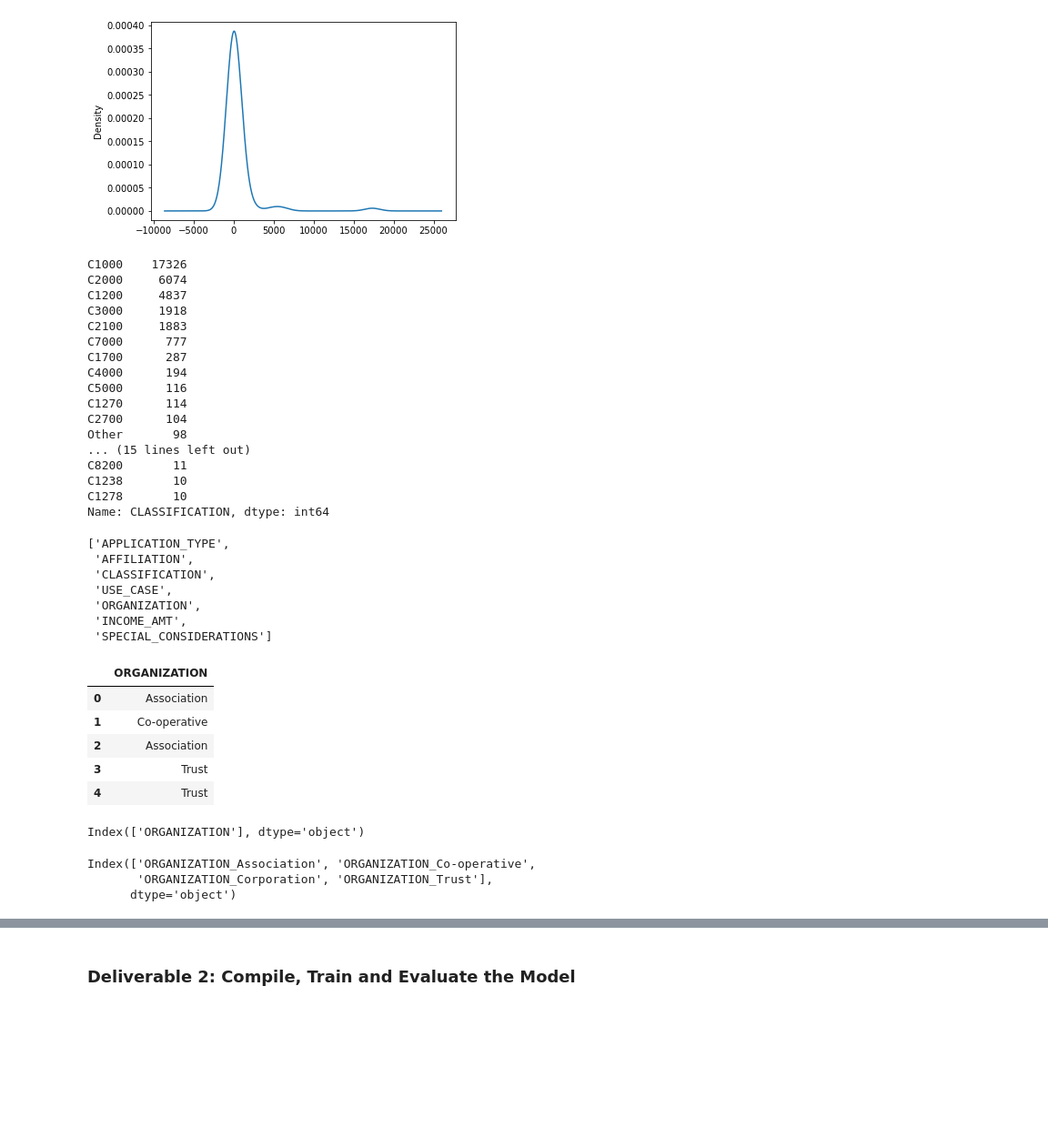
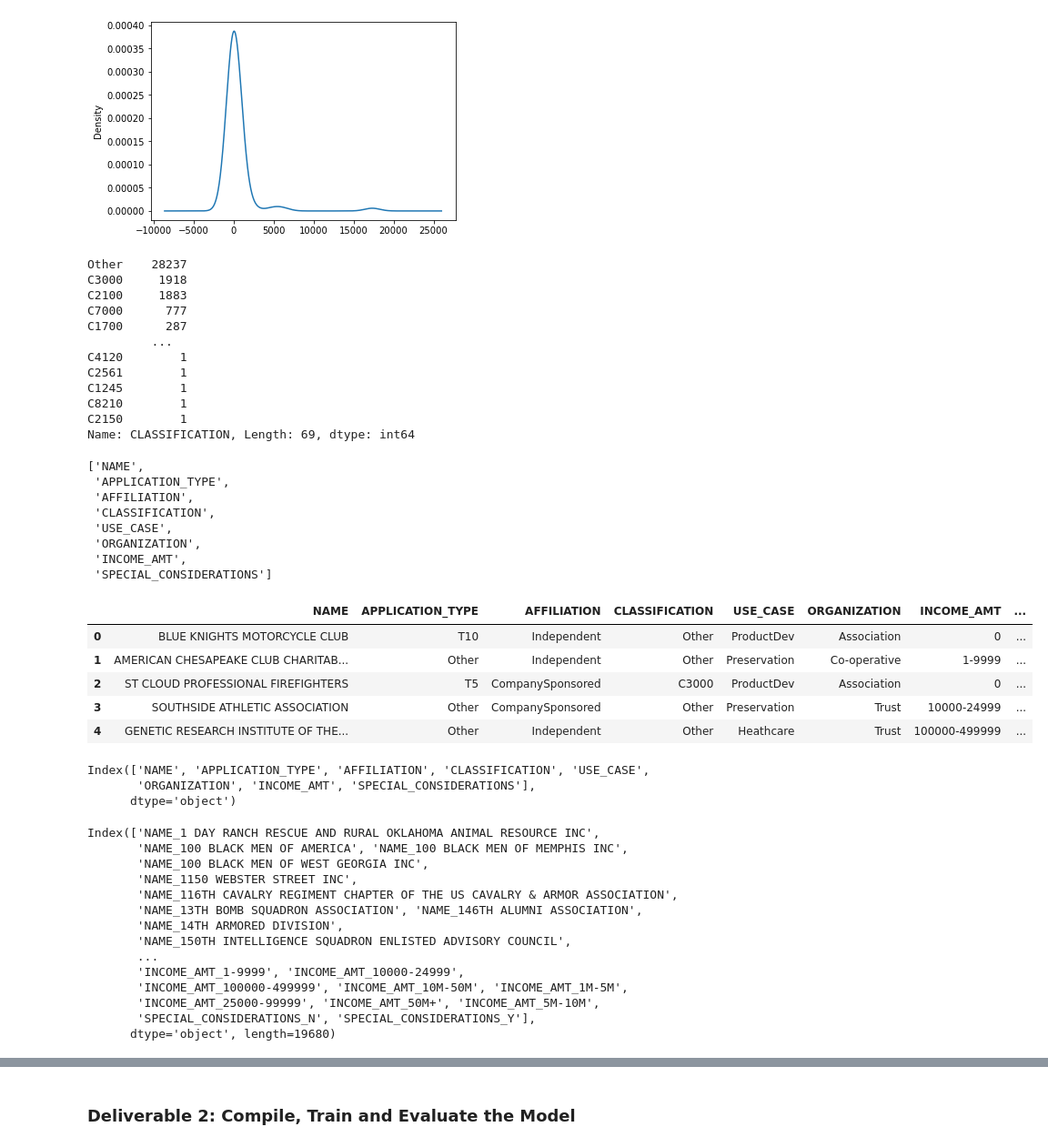
Before and after one commit to kojo0501/Neural_Network_Charity_Analysis, a Jupyter notebook: AlphabetSoupCharity_Optimization.ipynb, the cells around one changed output, grey strips where cells are left out. Shown: that part at 91% size. Cells and saved outputs as stored; diff of their text form; code cells hidden in the pictures; blank space fills up the shorter version.

```diff
--- a/AlphabetSoupCharity_Optimization.ipynb
+++ b/AlphabetSoupCharity_Optimization.ipynb
@@ -24,7 +24,7 @@ os.makedirs("checkpoints/",exist_ok=True)
 checkpoint_path = "checkpoints/weights.{epoch:02d}.hdf5"
 # %%
 # Drop the non-beneficial ID columns, 'EIN' and 'NAME'.
-application_df = application_df.drop(["NAME","EIN"], axis =1)
+application_df = application_df.drop(["EIN"], axis =1)
 # %%
 # Determine the number of unique values in each column.
 application_df.nunique()
@@ -51,7 +52,7 @@ application_type_count.plot.density()
 [figure]
 # %%
 # Determine which values to replace if counts are less than ...?
-replace_application = list(application_type_count[application_type_count < 10].index)
+replace_application = list(application_type_count[application_type_count > 2000].index)
 
 # Replace in dataframe
 for app in replace_application:
@@ -85,7 +90,7 @@ classification_count.plot.density()
 [figure]
 # %%
 # Determine which values to replace if counts are less than ..?
-replace_class = list(classification_count[classification_count <10].index)
+replace_class = list(classification_count[classification_count > 2000].index)
 
 # Replace in dataframe
 for cls in replace_class:
@@ -94,29 +99,25 @@ for cls in replace_class:
 # Check to make sure binning was successful
 application_df.CLASSIFICATION.value_counts()
 # %% [output]
-C1000    17326
-C2000     6074
-C1200     4837
+Other    28237
 C3000     1918
 C2100     1883
 C7000      777
 C1700      287
-C4000      194
-C5000      116
-C1270      114
-C2700      104
-Other       98
-... (15 lines left out)
-C8200       11
-C1238       10
-C1278       10
-Name: CLASSIFICATION, dtype: int64
+         ...
+C4120        1
+C2561        1
+C1245        1
+C8210        1
+C2150        1
+Name: CLASSIFICATION, Length: 69, dtype: int64
 # %%
 # Generate our categorical variable lists
 application_cat = application_df.dtypes[application_df.dtypes == "object"].index.tolist()
 application_cat
 # %% [output]
-['APPLICATION_TYPE',
+['NAME',
+ 'APPLICATION_TYPE',
  'AFFILIATION',
  'CLASSIFICATION',
  'USE_CASE',
@@ -125,19 +126,21 @@ application_cat
  'SPECIAL_CONSIDERATIONS']
 # %%
 
-application_df_two = application_df.drop(columns=['STATUS','ASK_AMT','IS_SUCCESSFUL', "APPLICATION_TYPE","INCOME_AMT","SPECIAL_CONSIDERATIONS","CLASSIFICATION","USE_CASE","AFFILIATION"])
+application_df_two = application_df.drop(columns=['STATUS','ASK_AMT','IS_SUCCESSFUL'])
 application_df_two.head()
 # %% [output]
-|  | ORGANIZATION |
-| 0 | Association |
-| 1 | Co-operative |
-| 2 | Association |
-| 3 | Trust |
-| 4 | Trust |
+|  | NAME | APPLICATION_TYPE | AFFILIATION | CLASSIFICATION | USE_CASE | ORGANIZATION | INCOME_AMT | ... |
+| 0 | BLUE KNIGHTS MOTORCYCLE CLUB | T10 | Independent | Other | ProductDev | Association | 0 | ... |
+| 1 | AMERICAN CHESAPEAKE CLUB CHARITAB... | Other | Independent | Other | Preservation | Co-operative | 1-9999 | ... |
+| 2 | ST CLOUD PROFESSIONAL FIREFIGHTERS | T5 | CompanySponsored | C3000 | ProductDev | Association | 0 | ... |
+| 3 | SOUTHSIDE ATHLETIC ASSOCIATION | Other | CompanySponsored | Other | Preservation | Trust | 10000-24999 | ... |
+| 4 | GENETIC RESEARCH INSTITUTE OF THE... | Other | Independent | Other | Heathcare | Trust | 100000-499999 | ... |
 # %%
 application_df_two.columns
 # %% [output]
-Index(['ORGANIZATION'], dtype='object')
+Index(['NAME', 'APPLICATION_TYPE', 'AFFILIATION', 'CLASSIFICATION', 'USE_CASE',
+       'ORGANIZATION', 'INCOME_AMT', 'SPECIAL_CONSIDERATIONS'],
+      dtype='object')
 # %%
 # Create a OneHotEncoder instance
 enc = OneHotEncoder(sparse=False)
@@ -145,11 +148,22 @@ enc = OneHotEncoder(sparse=False)
 encode_two =pd.DataFrame( enc.fit_transform(application_df_two))
 
 encode_two.columns=enc.get_feature_names_out()
-encode_two.columns
+print(encode_two.columns)
 # %% [output]
-Index(['ORGANIZATION_Association', 'ORGANIZATION_Co-operative',
-       'ORGANIZATION_Corporation', 'ORGANIZATION_Trust'],
-      dtype='object')
+Index(['NAME_1 DAY RANCH RESCUE AND RURAL OKLAHOMA ANIMAL RESOURCE INC',
+       'NAME_100 BLACK MEN OF AMERICA', 'NAME_100 BLACK MEN OF MEMPHIS INC',
+       'NAME_100 BLACK MEN OF WEST GEORGIA INC',
+       'NAME_1150 WEBSTER STREET INC',
+       'NAME_116TH CAVALRY REGIMENT CHAPTER OF THE US CAVALRY & ARMOR ASSOCIATION',
+       'NAME_13TH BOMB SQUADRON ASSOCIATION', 'NAME_146TH ALUMNI ASSOCIATION',
+       'NAME_14TH ARMORED DIVISION',
+       'NAME_150TH INTELLIGENCE SQUADRON ENLISTED ADVISORY COUNCIL',
+       ...
+       'INCOME_AMT_1-9999', 'INCOME_AMT_10000-24999',
+       'INCOME_AMT_100000-499999', 'INCOME_AMT_10M-50M', 'INCOME_AMT_1M-5M',
+       'INCOME_AMT_25000-99999', 'INCOME_AMT_50M+', 'INCOME_AMT_5M-10M',
+       'SPECIAL_CONSIDERATIONS_N', 'SPECIAL_CONSIDERATIONS_Y'],
+      dtype='object', length=19680)
 # %%
 print(application_df.columns)
 #temp=application_df[["STATUS","ASK_AMT","IS_SUCCESSFUL"]].join(encode_two)
```
Also changed, not shown: parts of 11 cells of this notebook, 25 other files.
